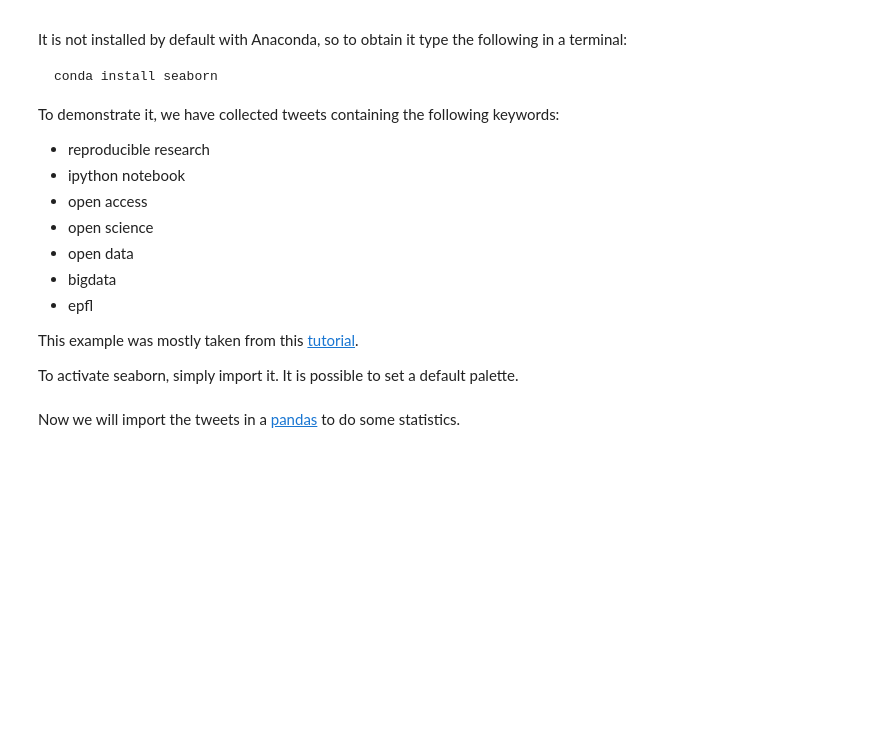
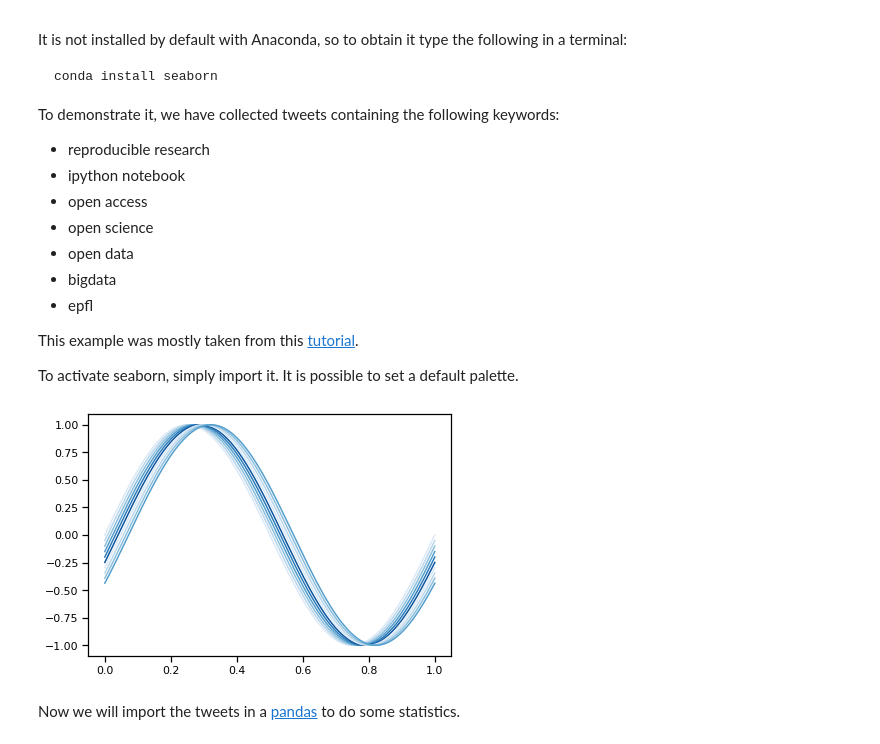
Before and after one commit to samuelsmal/Tutorials, a Jupyter notebook: 00 - Intro to Tools/Intro to Jupyter Notebooks.ipynb, the cells around one changed output. Cells and saved outputs as stored; diff of their text form; code cells hidden in the pictures; blank space fills up the shorter version.

```diff
--- a/00 - Intro to Tools/Intro to Jupyter Notebooks.ipynb
+++ b/00 - Intro to Tools/Intro to Jupyter Notebooks.ipynb
@@ -210,8 +289,10 @@ sns.set_context("notebook")
 # %%
 # try to plot our boring old sine curves
 for i in range(0,10):
-    plot(t, sin(2*pi*t-t[10*i]))
+    plt.plot(t, np.sin(2*np.pi*t-t[10*i]))
 plt.tight_layout()
+# %% [output]
+[figure, added]
 # %% [markdown]
 Now we will import the tweets in a [pandas](http://pandas.pydata.org) to do some statistics.
 # %%
```
Also changed, not shown: parts of 34 cells of this notebook.
